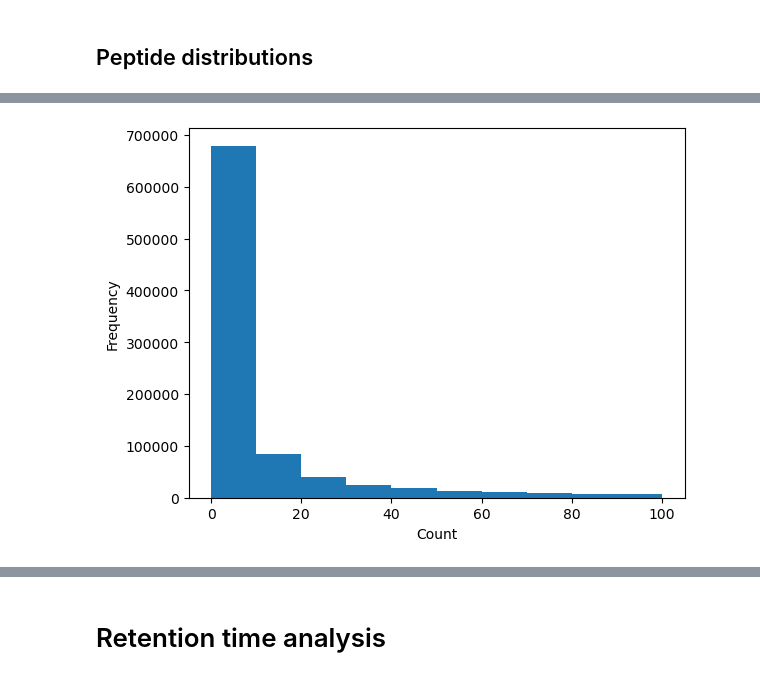
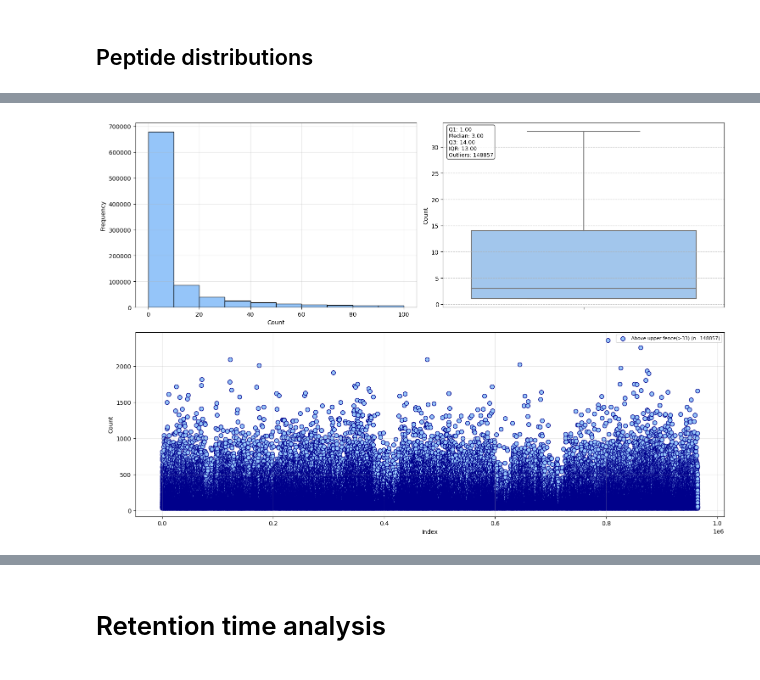
Before and after one commit to WannesLamberts/MTL-peptide-property-prediction-pool, a Jupyter notebook: notebooks/data_analysis/analysis_preprocessed.ipynb, the cells around one changed output, grey strips where cells are left out. Drawn from its saved outputs; the diff is of its cells as text; code cells hidden in the pictures.

```diff
--- a/notebooks/data_analysis/analysis_preprocessed.ipynb
+++ b/notebooks/data_analysis/analysis_preprocessed.ipynb
@@ -77,8 +74,4 @@ horizontal_boxplot(overlap_in_file,"Count")
 # %%
-overlap_across_file = df.groupby('modified_sequence')['filename'].nunique()
-overlap_across_file.plot.hist(range=(0, 100))
-plt.xlabel("Count")
-plt.ylabel("Frequency")
-plt.show()
+combined_plot(overlap_across_file, "Count",range=(0,100))
 # %% [output]
-[figure, old version]
+[figure, new version]
```
Also changed, not shown: parts of 19 cells of this notebook.
